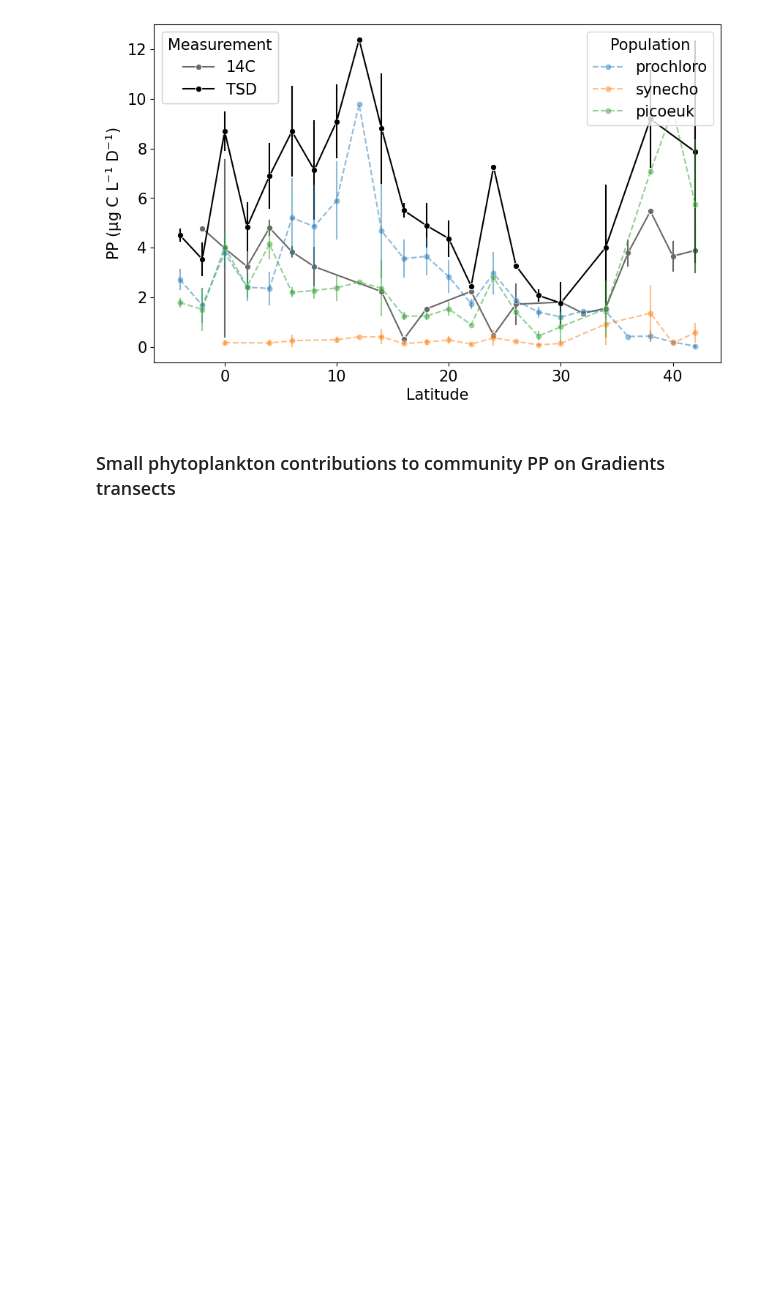
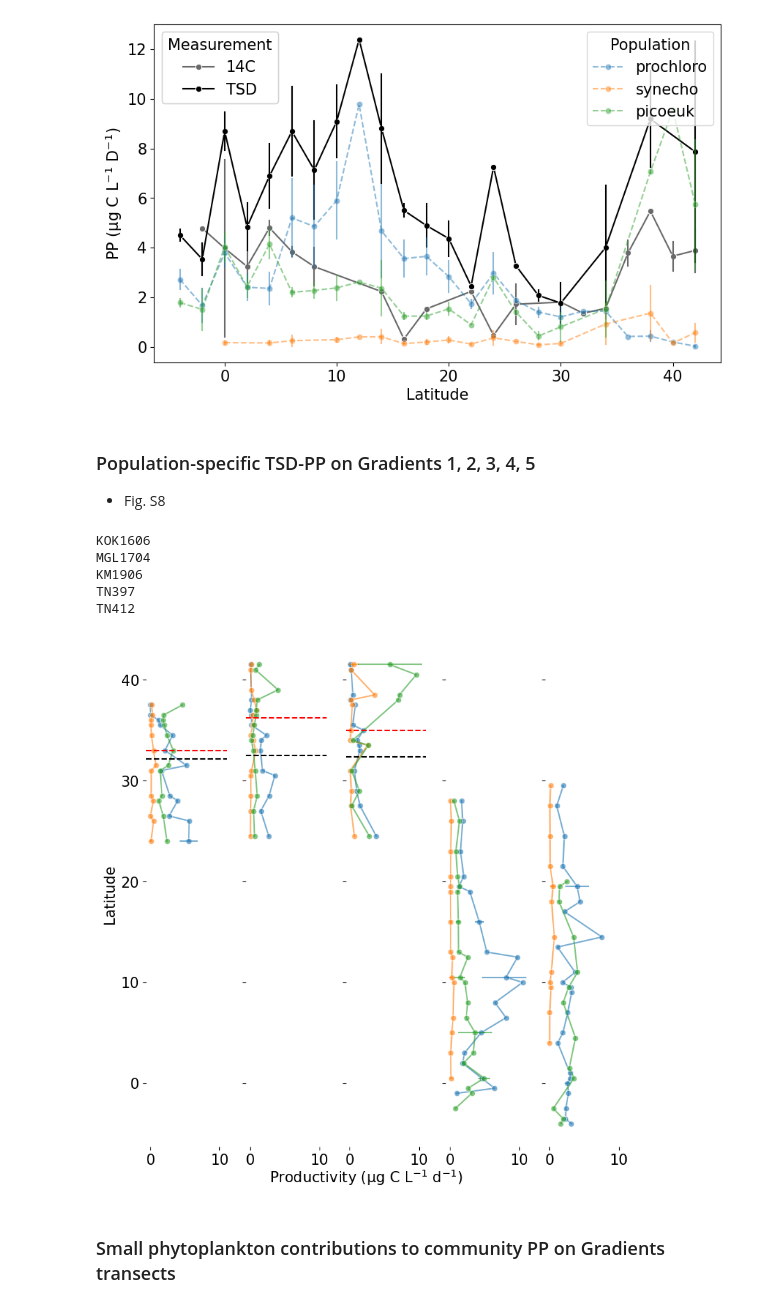
Before and after one commit to klqi/seaflow_tsd, a Jupyter notebook: notebooks/gradients_figs.ipynb, the cells around one changed output. Drawn from its saved outputs; the diff is of its cells as text; code cells hidden in the pictures; blank space fills up the shorter version.

```diff
--- a/notebooks/gradients_figs.ipynb
+++ b/notebooks/gradients_figs.ipynb
@@ -440,6 +440,68 @@ axs.set_ylabel("PP (µg C $\mathregular{L^{-1}}$ $\mathregular{D^{-1}}$)")
 # %% [output]
 Text(0, 0.5, 'PP (µg C $\\mathregular{L^{-1}}$ $\\mathregular{D^{-1}}$)')
 [figure]
+# %% [markdown]
+### Population-specific TSD-PP on Gradients 1, 2, 3, 4, 5
+- Fig. S8
+# %%
+### do the same but with productivity estimates
+# bin lat values and remove bad productivity values
+good_rates['round_lat']=0.5 * round(good_rates['lat']/0.5)
+good_rates=good_rates.loc[good_rates['productivity']<20]
+
+# Plot total picoplankton biomass per lat
+fig,axs=plt.subplots(figsize=(8,8), ncols=5, sharex=True, sharey=True)
+# make vertical lineplot for each cruise
+nums=[1,2,3,4,5]
+counter=0
+gradients_names = ['KOK1606','MGL1704','KM1906','TN397', 'TN412']
+for cruise in gradients_names:
+    print(cruise)
+    # subset dfs: rates and chl
+    g_df=good_rates.loc[good_rates['cruise']==cruise]
+    # plot productivity for each population
+    g=sns.lineplot(g_df, x='productivity', y='round_lat',
+                   ax=axs[counter], hue='pop', orient='y', estimator='mean',legend=False,
+                  errorbar='sd', err_style='bars',alpha=0.6, marker='o')
+    g.set(xlabel=None)
+    # draw iso and chl lines for G1-3
+    if nums[counter]==1:
+        iso=32.15
+        chl=33.0
+        # plot lines
+        axs[counter].axhline(y=iso, linestyle='--',color='k')
+        axs[counter].axhline(y=chl, linestyle='--',color='r')
+    if nums[counter]==2:
+        iso=32.5
+        chl=36.2
+        # plot lines
+        axs[counter].axhline(y=iso, linestyle='--',color='k')
+        axs[counter].axhline(y=chl, linestyle='--',color='r')
+    if nums[counter]==3:
+        iso=32.34
+        chl=35
+        # plot lines
+        axs[counter].axhline(y=iso, linestyle='--',color='k')
+        axs[counter].axhline(y=chl, linestyle='--',color='r')
+    counter+=1
+
+# set labels
+axs[0].set_ylabel('Latitude')
+fig.text(0.5, 0.000001, 'Productivity (µg C $\mathregular{L^{-1}}$ $\mathregular{d^{-1}})$',
+         ha='center', c= 'k')
+
+# aesthetics
+sns.despine(left=True, bottom=True)
+plt.rcParams.update({'font.size':15})
+plt.tight_layout()
+plt.show()
+# %% [output]
+KOK1606
+MGL1704
+KM1906
+TN397
+TN412
+[figure, added]
 # %% [markdown]
 ### Small phytoplankton contributions to community PP on Gradients transects
 # %% [markdown]
```
Also changed, not shown: 41 other files.
